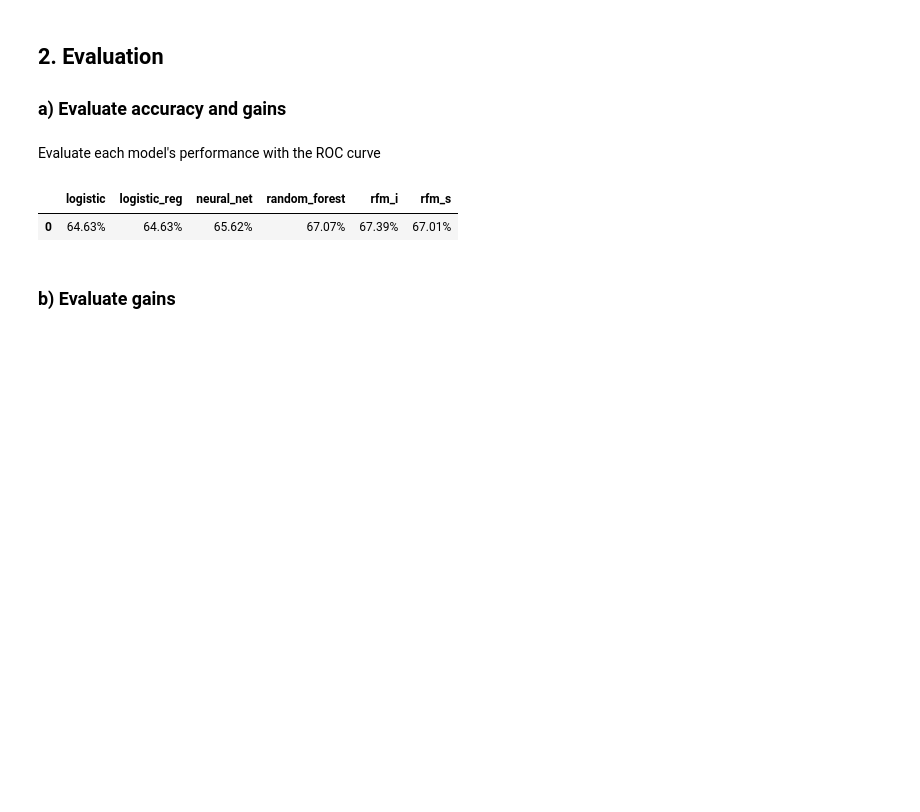
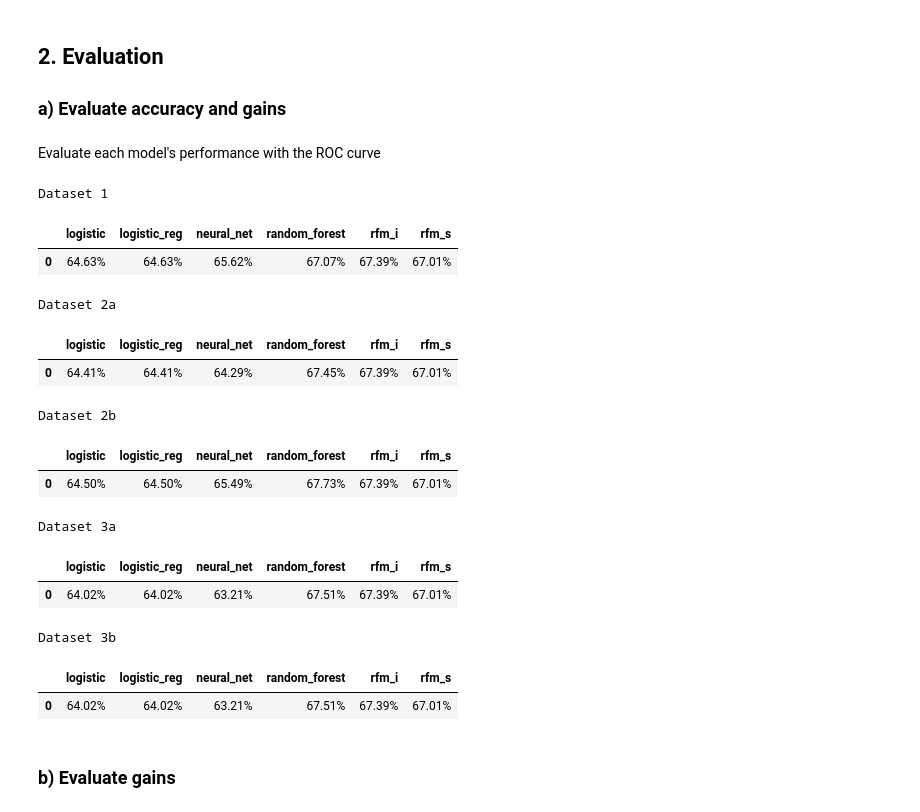
Before and after one commit to adeng/mba263-projects, a Jupyter notebook: Intuit Group Assignment.ipynb, the cells around one changed output. Drawn from its saved outputs; the diff is of its cells as text; code cells hidden in the pictures; blank space fills up the shorter version.

```diff
--- a/Intuit Group Assignment.ipynb
+++ b/Intuit Group Assignment.ipynb
@@ -196,16 +206,20 @@ TODO: Implement cross validation on datasets
 Run the ML models
 # %%
 # Create predictions
-predictions = run_ml_models(data, "res1", variables1)
-styled_predictions = predictions.head(20).style.format({
-    'p_log': '{:.2%}',
-    'p_logr': '{:.2%}',
-    'p_nn': '{:.2%}',
-    'p_rf': '{:.2%}',
-    'p_rfmi': '{:.2%}',
-    'p_rfms': '{:.2%}',
-})
-styled_predictions
+predictions1 = run_ml_models(data, "res1", variables1)
+predictions2a = run_ml_models(data, "res1", variables2a)
+predictions2b = run_ml_models(data, "res1", variables2b)
+predictions3a = run_ml_models(data, "res1", variables3a)
+predictions3b = run_ml_models(data, "res1", variables3b)
+# styled_predictions = predictions.head(20).style.format({
+#     'p_log': '{:.2%}',
+#     'p_logr': '{:.2%}',
+#     'p_nn': '{:.2%}',
+#     'p_rf': '{:.2%}',
+#     'p_rfmi': '{:.2%}',
+#     'p_rfms': '{:.2%}',
+# })
+# styled_predictions
 # %% [output]
 Optimization terminated successfully.
          Current function value: 0.174539
@@ -237,6 +243,8 @@ Optimization terminated successfully.    (Exit mode 0)
 ### a) Evaluate accuracy and gains
 # %%
 from sklearn.metrics import roc_auc_score
+from IPython.display import display
+
 
 ### A function to calculate the AUC from a ROC curve
 def calculate_auc(predictions):
@@ -253,16 +261,41 @@ def calculate_auc(predictions):
                              'logistic_reg':auc_logr,
                              'neural_net':auc_nn,
                              'random_forest':auc_rf}, index=[0])
+
+def print_roc_performance(predictions):
+    auc = calculate_auc(predictions)
+    roc_auc = auc.style.format("{:.2%}")
+    display(roc_auc)
 # %% [markdown]
 Evaluate each model's performance with the ROC curve
 # %%
 # Calculate ROC AUC - this will be used to compare effectiveness after cross-validation
-roc_auc = calculate_auc(predictions)
-roc_auc = roc_auc.style.format("{:.2%}")
-roc_auc
+print("Dataset 1")
+print_roc_performance(predictions1)
+print("Dataset 2a")
+print_roc_performance(predictions2a)
+print("Dataset 2b")
+print_roc_performance(predictions2b)
+print("Dataset 3a")
+print_roc_performance(predictions3a)
+print("Dataset 3b")
+print_roc_performance(predictions3b)
 # %% [output]
+Dataset 1
 |  | logistic | logistic_reg | neural_net | random_forest | rfm_i | rfm_s |
 | 0 | 64.63% | 64.63% | 65.62% | 67.07% | 67.39% | 67.01% |
+Dataset 2a
+|  | logistic | logistic_reg | neural_net | random_forest | rfm_i | rfm_s |
+| 0 | 64.41% | 64.41% | 64.29% | 67.45% | 67.39% | 67.01% |
+Dataset 2b
+|  | logistic | logistic_reg | neural_net | random_forest | rfm_i | rfm_s |
+| 0 | 64.50% | 64.50% | 65.49% | 67.73% | 67.39% | 67.01% |
+Dataset 3a
+|  | logistic | logistic_reg | neural_net | random_forest | rfm_i | rfm_s |
+| 0 | 64.02% | 64.02% | 63.21% | 67.51% | 67.39% | 67.01% |
+Dataset 3b
+|  | logistic | logistic_reg | neural_net | random_forest | rfm_i | rfm_s |
+| 0 | 64.02% | 64.02% | 63.21% | 67.51% | 67.39% | 67.01% |
 # %% [markdown]
 ### b) Evaluate gains
 # %%
```
Also changed, not shown: parts of 12 cells of this notebook.
